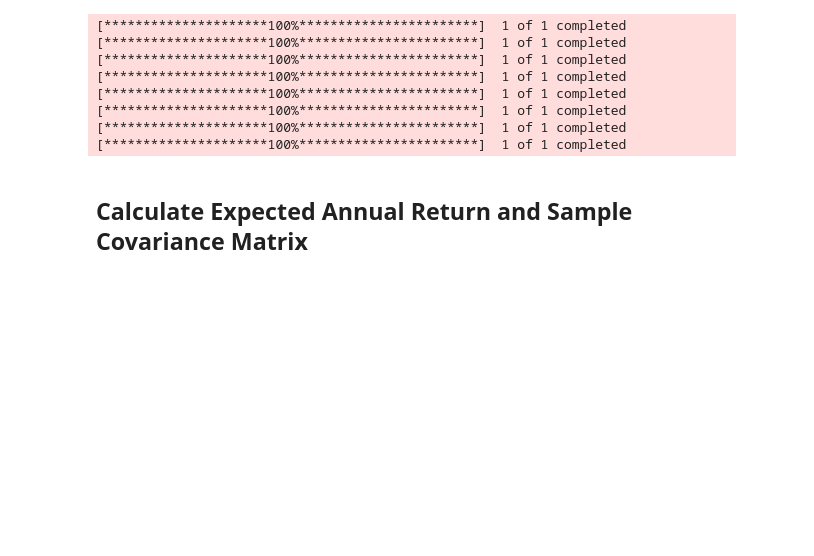
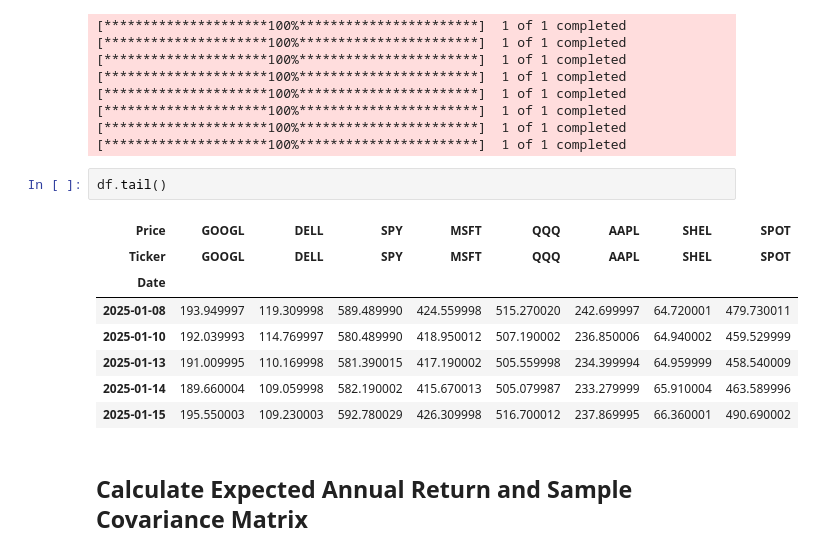
Before and after one commit to RBelex-007/Optimal_Portfolio, a Jupyter notebook: portfolio.ipynb, the cells around one changed output. Drawn from its saved outputs; the diff is of its cells as text; blank space fills up the shorter version.

```diff
--- a/portfolio.ipynb
+++ b/portfolio.ipynb
@@ -43,6 +43,17 @@ for i, symbol in enumerate(stocksymbols):
 [*********************100%***********************]  1 of 1 completed
 [*********************100%***********************]  1 of 1 completed
 [*********************100%***********************]  1 of 1 completed
+# %%
+df.tail()
+# %% [output]
+| Price | GOOGL | DELL | SPY | MSFT | QQQ | AAPL | SHEL | SPOT |
+| Ticker | GOOGL | DELL | SPY | MSFT | QQQ | AAPL | SHEL | SPOT |
+| Date |  |  |  |  |  |  |  |  |
+| 2025-01-08 | 193.949997 | 119.309998 | 589.489990 | 424.559998 | 515.270020 | 242.699997 | 64.720001 | 479.730011 |
+| 2025-01-10 | 192.039993 | 114.769997 | 580.489990 | 418.950012 | 507.190002 | 236.850006 | 64.940002 | 459.529999 |
+| 2025-01-13 | 191.009995 | 110.169998 | 581.390015 | 417.190002 | 505.559998 | 234.399994 | 64.959999 | 458.540009 |
+| 2025-01-14 | 189.660004 | 109.059998 | 582.190002 | 415.670013 | 505.079987 | 233.279999 | 65.910004 | 463.589996 |
+| 2025-01-15 | 195.550003 | 109.230003 | 592.780029 | 426.309998 | 516.700012 | 237.869995 | 66.360001 | 490.690002 |
 # %% [markdown]
 ## Calculate Expected Annual Return and Sample Covariance Matrix
 # %%
```
Also changed, not shown: parts of 6 cells of this notebook.
